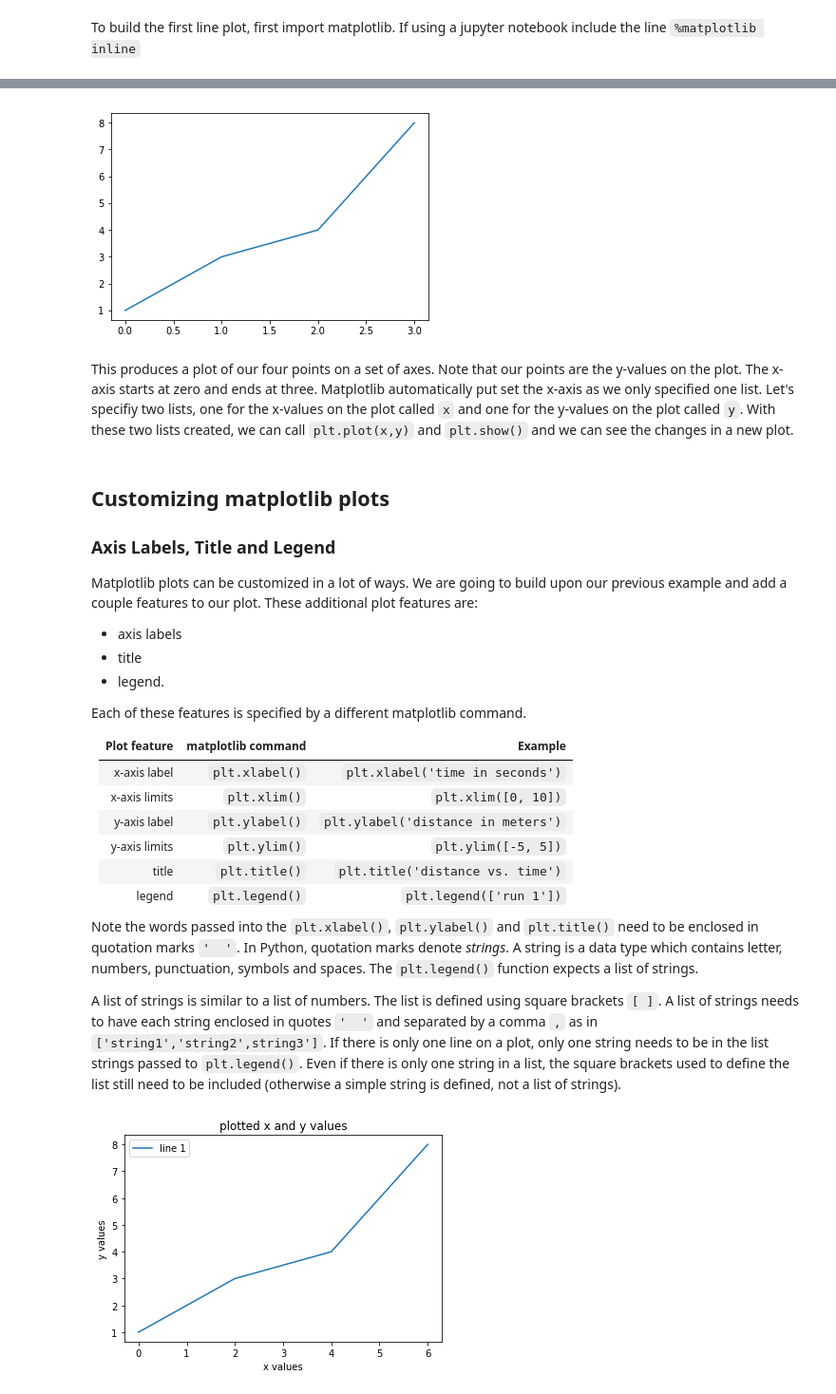
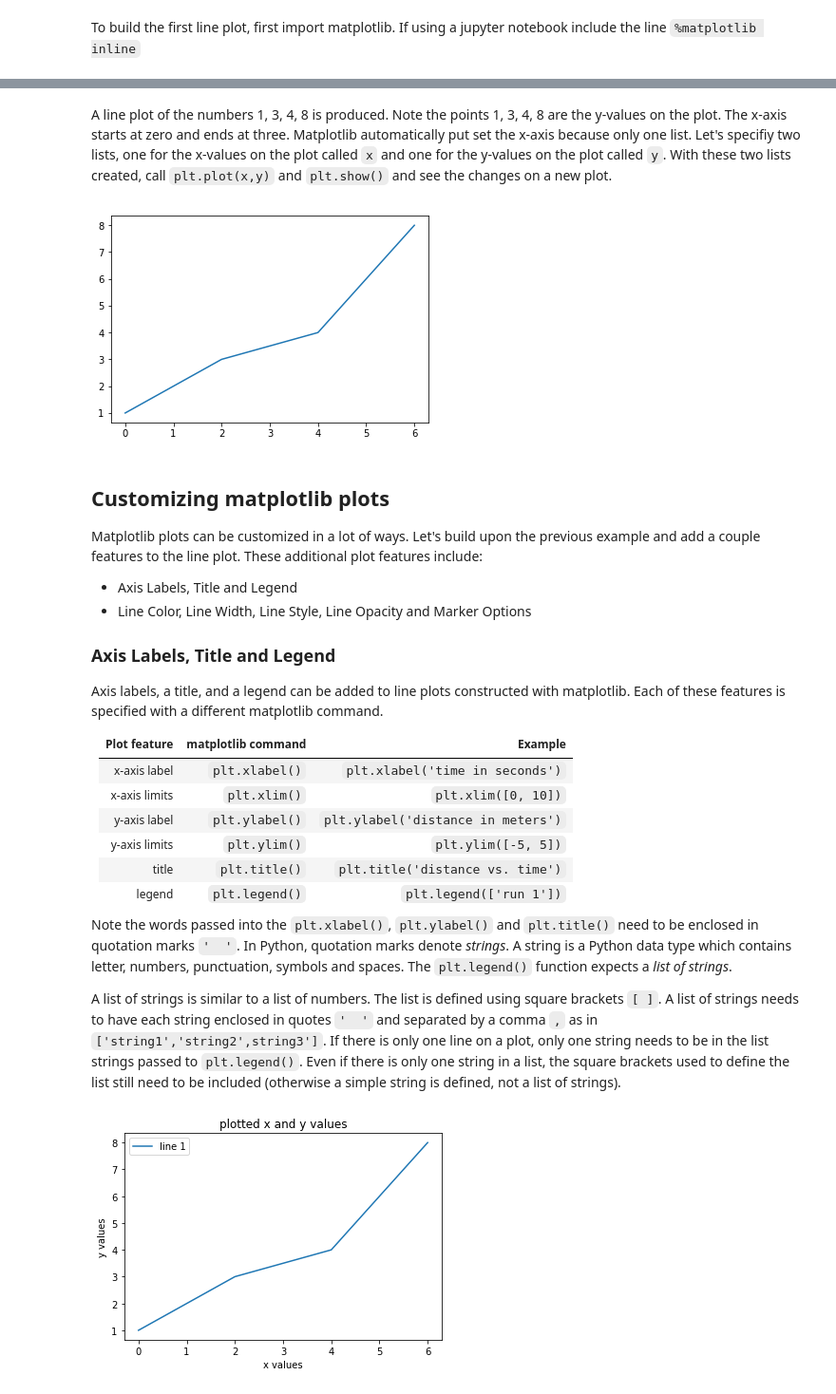
Before and after one commit to ProfessorKazarinoff/Problem-Solving-101-with-Python, a Jupyter notebook: notebooks/05-Plotting-with-Matplotlib/05.03-Line-Plots.ipynb, the cells around one changed output, grey strips where cells are left out. Shown at 95% size. Saved outputs shown, nothing was run; the diff lists cells and outputs as text; code cells hidden in the pictures.

````diff
--- a/notebooks/05-Plotting-with-Matplotlib/05.03-Line-Plots.ipynb
+++ b/notebooks/05-Plotting-with-Matplotlib/05.03-Line-Plots.ipynb
@@ -54,23 +66,27 @@ We can define a list of numbers in a code cell and plot them with matplotlib usi
-# %%
-a = [1, 3, 4, 8]
-plt.plot(a)
-plt.show()
-# %% [output]
-[figure, removed]
 # %% [markdown]
-This produces a plot of our four points on a set of axes. Note that our points are the y-values on the plot. The x-axis starts at zero and ends at three. Matplotlib automatically put set the x-axis as we only specified one list. Let's specifiy two lists, one for the x-values on the plot called ```x``` and one for the y-values on the plot called ```y```. With these two lists created, we can call ```plt.plot(x,y)``` and ```plt.show()``` and we can see the changes in a new plot.
+A line plot of the numbers 1, 3, 4, 8 is produced. Note the points 1, 3, 4, 8 are the y-values on the plot. The x-axis starts at zero and ends at three. Matplotlib automatically put set the x-axis because only one list. Let's specifiy two lists, one for the x-values on the plot called ```x``` and one for the y-values on the plot called ```y```. With these two lists created, call ```plt.plot(x,y)``` and ```plt.show()``` and see the changes on a new plot.
+# %%
+import matplotlib.pyplot as plt
+# if using a jupyter notebook, include:
+%matplotlib inline
+
+x = [0, 2, 4, 6]
+y = [1, 3, 4, 8]
+plt.plot(x,y)
+plt.show()
+# %% [output]
+[figure, added]
 # %% [markdown]
 ## Customizing matplotlib plots
 
+Matplotlib plots can be customized in a lot of ways. Let's build upon the previous example and add a couple features to the line plot. These additional plot features include:
+
+ * Axis Labels, Title and Legend
+ * Line Color, Line Width, Line Style, Line Opacity and Marker Options
+
 ### Axis Labels, Title and Legend
 
-Matplotlib plots can be customized in a lot of ways. We are going to build upon our previous example and add a couple features to our plot. These additional plot features are:
-
- * axis labels
- * title
- * legend.
-
- Each of these features is specified by a different matplotlib command.
+Axis labels, a title, and a legend can be added to line plots constructed with matplotlib. Each of these features is specified with a different matplotlib command.
 
 | Plot feature | matplotlib command | Example |
 | --- | --- | --- |
@@ -81,7 +97,7 @@ Matplotlib plots can be customized in a lot of ways. We are going to build upon
 | title | ```plt.title()``` | ```plt.title('distance vs. time')``` |
 | legend | ```plt.legend()``` | ```plt.legend(['run 1'])``` |
 
-Note the words passed into the ```plt.xlabel()```, ```plt.ylabel()``` and ```plt.title()``` need to be enclosed in quotation marks ```'  '```. In Python, quotation marks denote _strings_. A string is a data type which contains letter, numbers, punctuation, symbols and spaces. The ```plt.legend()``` function expects a list of strings.
+Note the words passed into the ```plt.xlabel()```, ```plt.ylabel()``` and ```plt.title()``` need to be enclosed in quotation marks ```'  '```. In Python, quotation marks denote _strings_. A string is a Python data type which contains letter, numbers, punctuation, symbols and spaces. The ```plt.legend()``` function expects a _list of strings_.
 
 A list of strings is similar to a list of numbers. The list is defined using square brackets ```[ ]```. A list of strings needs to have each string enclosed in quotes ```'  '``` and separated by a comma ```,``` as in ```['string1','string2',string3']```. If there is only one line on a plot, only one string needs to be in the list strings passed to ```plt.legend()```. Even if there is only one string in a list, the square brackets used to define the list still need to be included (otherwise a simple string is defined, not a list of strings).
 # %%
````
Also changed, not shown: parts of 7 cells of this notebook, 3 other files.
